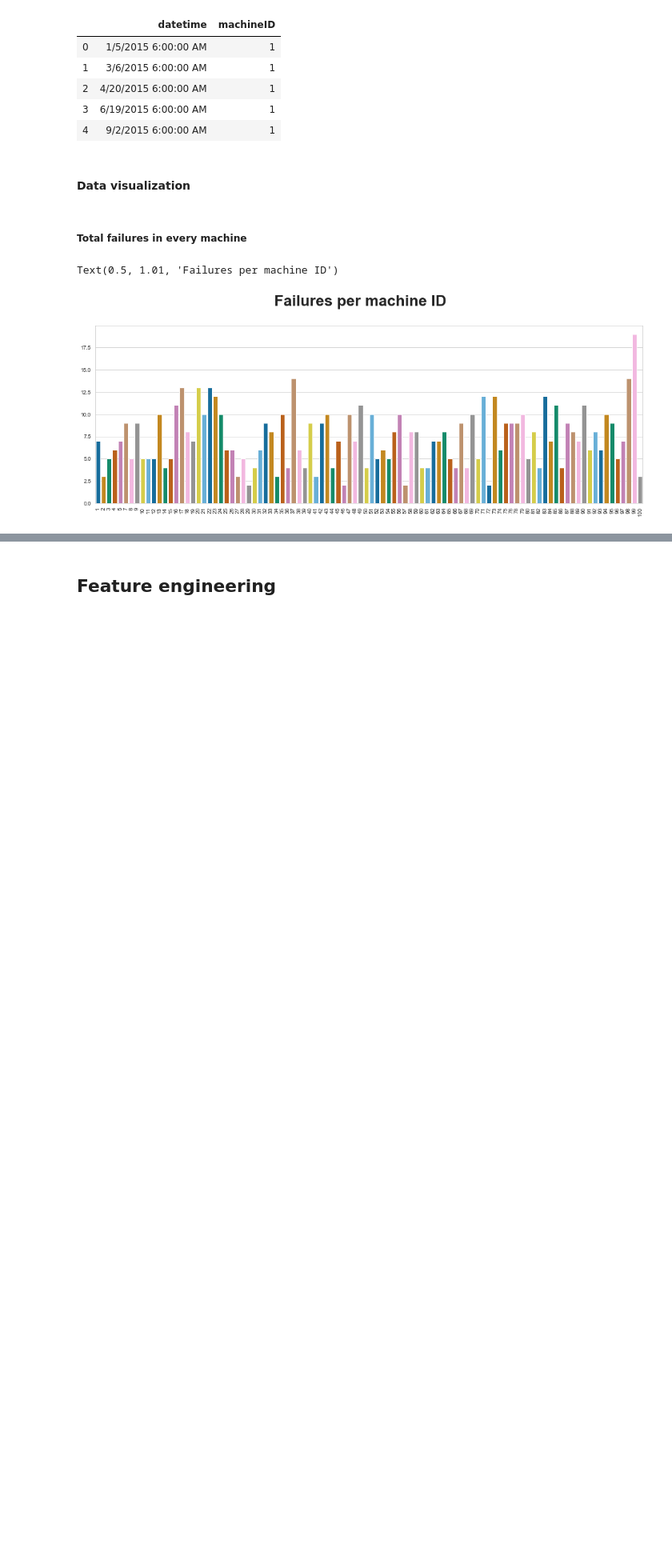
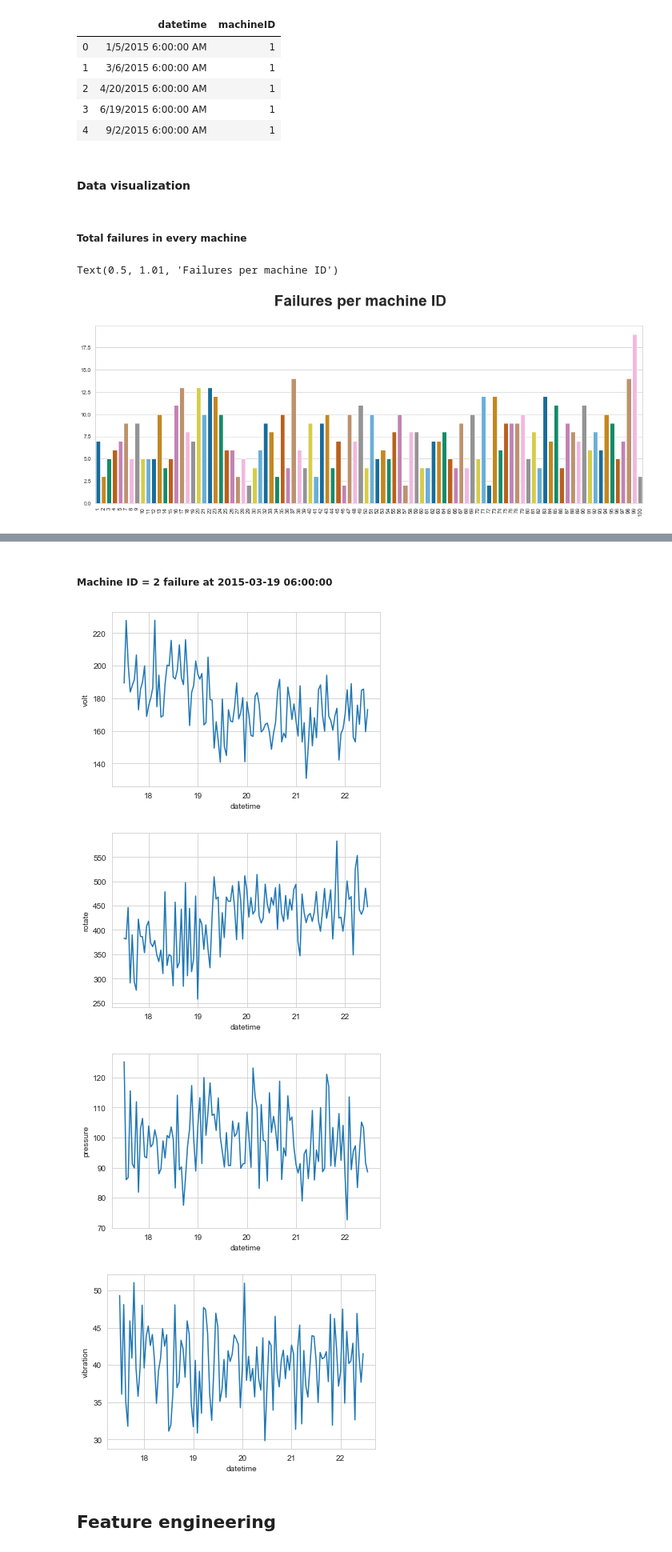
Before and after one commit to harshit-bajpai/Machine-learning-models, a Jupyter notebook: machine_predictive_maintenance.ipynb, the cells around one changed output, grey strips where cells are left out. Shown at 80% size. Cells and saved outputs as stored; diff of their text form; code cells hidden in the pictures; blank space fills up the shorter version.

```diff
--- a/machine_predictive_maintenance.ipynb
+++ b/machine_predictive_maintenance.ipynb
@@ -343,3 +375,16 @@ Text(0.5, 1.01, 'Failures per machine ID')
+# %% [markdown]
+##### Machine ID = 2 failure at 2015-03-19 06:00:00
+# %%
+multiple_plots_ts(telemetry[(telemetry.datetime >= pd.to_datetime("3/17/2015 11:59:00 AM")) &
+                  (telemetry.datetime <= pd.to_datetime("3/22/2015 11:59:00 AM")) &
+                     (telemetry.machineID == 2)],
+                  ['volt', 'rotate', 'pressure', 'vibration'],
+                  'datetime')
+# %% [output]
+[figure, added]
+[figure, added]
+[figure, added]
+[figure, added]
 # %% [markdown]
 ## Feature engineering
 # %% [markdown]
```
Also changed, not shown: parts of 14 cells of this notebook.
